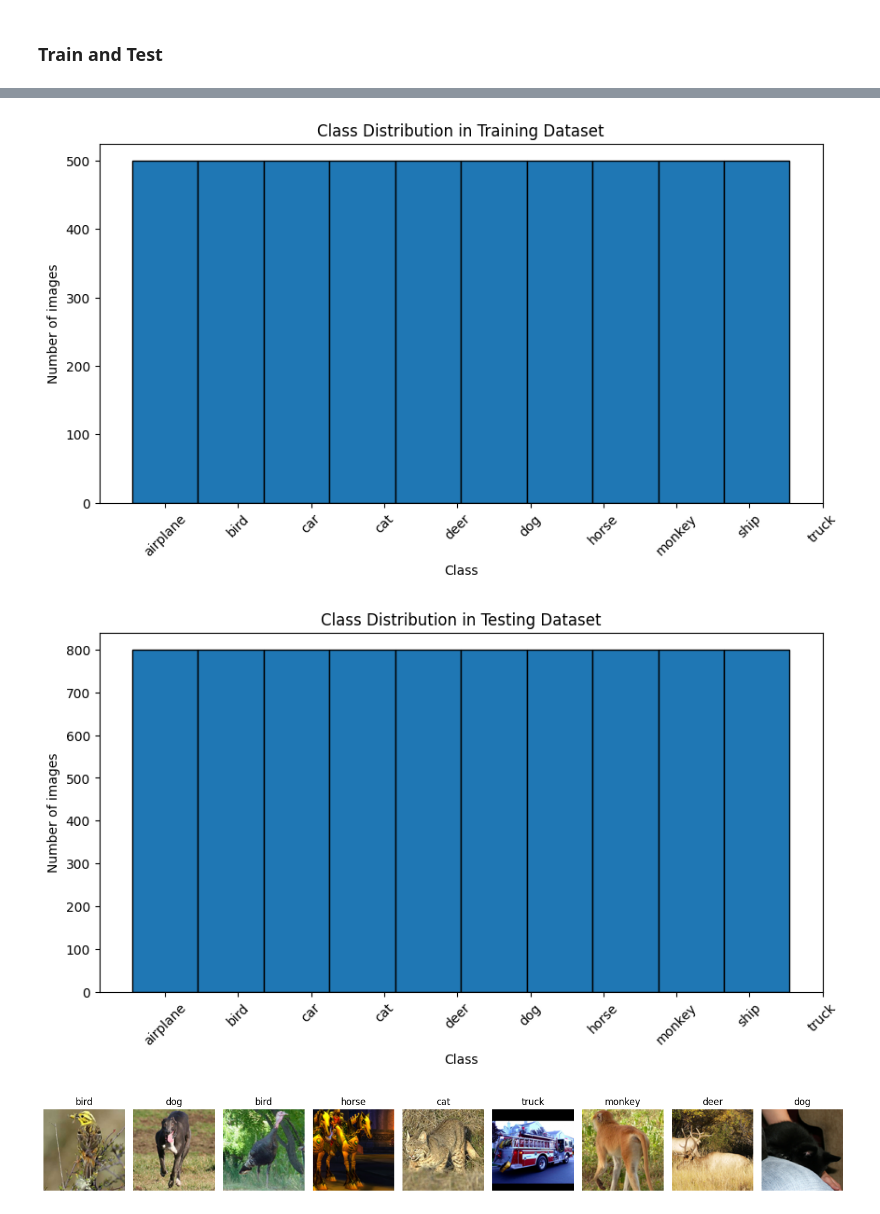
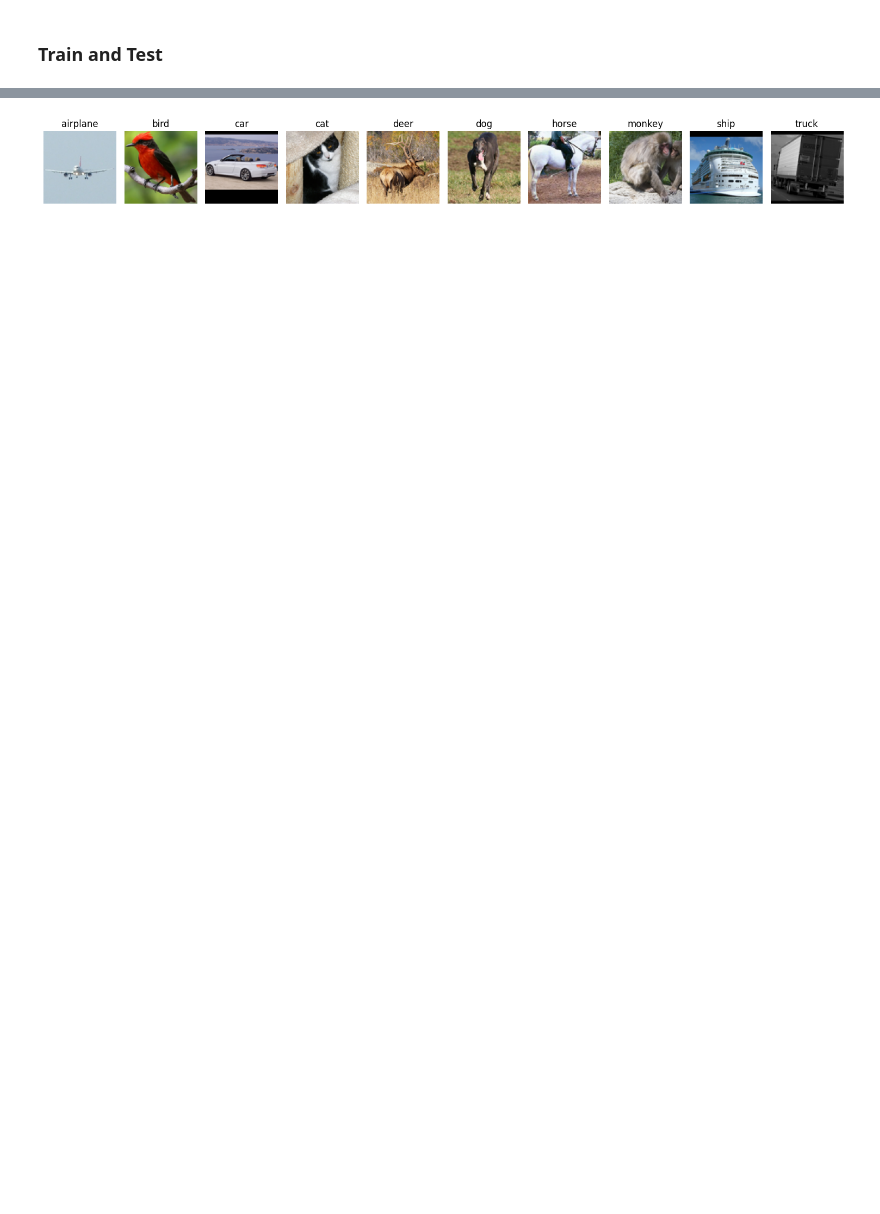
Before and after one commit to AndrewChang-cpu/CNN-STL-10, a Jupyter notebook: main.ipynb, the cells around one changed output, grey strips where cells are left out. Cells and saved outputs as stored; diff of their text form; code cells hidden in the pictures; blank space fills up the shorter version.

```diff
--- a/main.ipynb
+++ b/main.ipynb
@@ -152,27 +265,37 @@ plot_loss_curves(train_losses, val_losses)
 # %%
+import random
 import matplotlib.pyplot as plt
 
 # Class labels for STL-10
 classes = ['airplane', 'bird', 'car', 'cat', 'deer', 'dog', 'horse', 'monkey', 'ship', 'truck']
 
-# Function to display a grid of images
-def show_images(dataset, num_images=9):
+# Function to display a grid of images, one from each class
+def show_images(dataset, classes, num_images=10):
     fig, axes = plt.subplots(1, num_images, figsize=(15, 5))
-    for i in range(num_images):
-        # Select a random image
-        image, label = dataset[i]
+    class_indices = {cls: [] for cls in range(num_images)}
+
+    # Collect indices for each class
+    for idx, (image, label) in enumerate(dataset):
+        if label in class_indices and len(class_indices[label]) < 5:  # Collect up to 5 indices per class
+            class_indices[label].append(idx)
+        if all(len(indices) >= 5 for indices in class_indices.values()):  # Ensure we have enough images to choose from
+            break
+
+    for i, (cls, indices) in enumerate(class_indices.items()):
+        # Select a random image from the collected indices
+        idx = random.choice(indices)
+        image, label = dataset[idx]
         image = image.permute(1, 2, 0).numpy()  # Change from (C, H, W) to (H, W, C)
         image = (image * 0.5) + 0.5  # De-normalize to [0, 1] range
 
         axes[i].imshow(image)
         axes[i].axis('off')
         axes[i].set_title(classes[label])
+
     plt.tight_layout()
     plt.show()
 
 # Plot class distribution for training and testing datasets
-show_images(train_dataset, num_images=9)
+show_images(train_dataset, classes, num_images=10)
 # %% [output]
-[figure, old version]
+[figure, new version]
-[figure, removed]
-[figure, removed]
```
Also changed, not shown: parts of 8 cells of this notebook.
